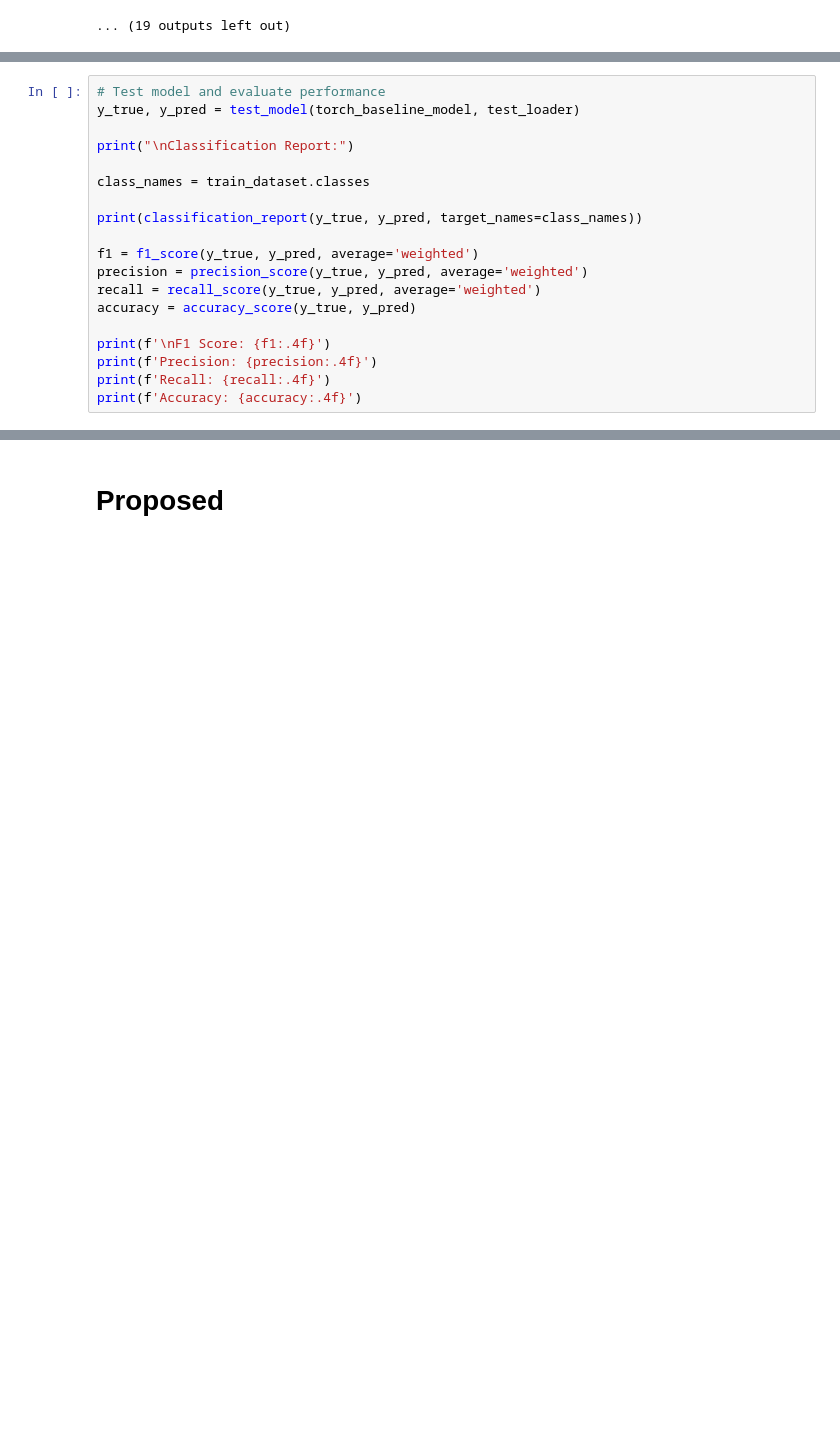
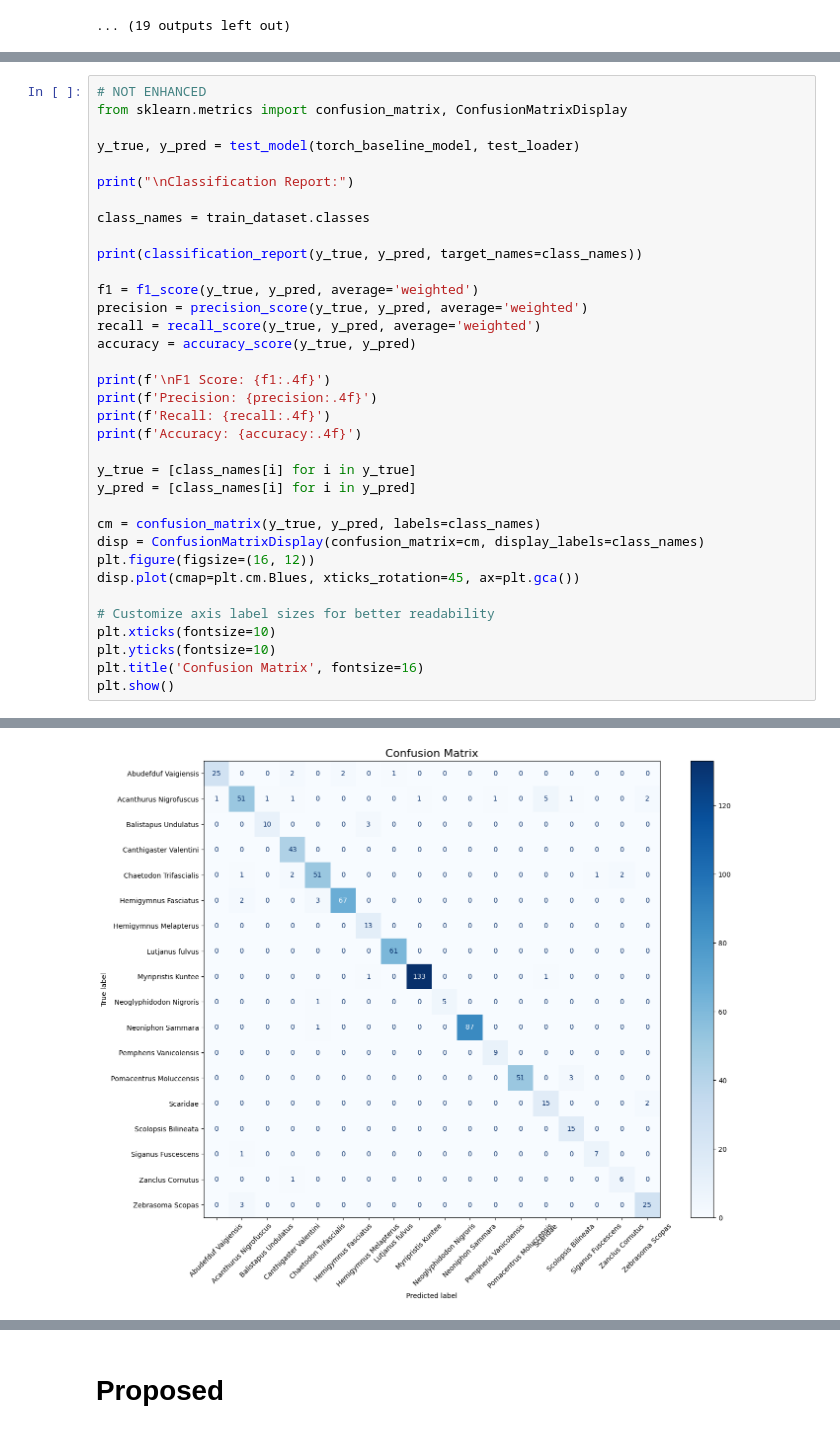
Before and after one commit to kruizo/model-training, a Jupyter notebook: ThesisFinal2.ipynb, the cells around one changed output, grey strips where cells are left out. Saved outputs shown, nothing was run; the diff lists cells and outputs as text; blank space fills up the shorter version.

```diff
--- a/ThesisFinal2.ipynb
+++ b/ThesisFinal2.ipynb
@@ -1077,5 +1036,7 @@ Epoch 12/30: Train Loss=0.7147, Train Acc=0.8743, Val Loss=0.7105, Val Acc=0.869
 # %%
-# Test model and evaluate performance
+# NOT ENHANCED
+from sklearn.metrics import confusion_matrix, ConfusionMatrixDisplay
+
 y_true, y_pred = test_model(torch_baseline_model, test_loader)
 
 print("\nClassification Report:")
@@ -1093,6 +1054,20 @@ print(f'\nF1 Score: {f1:.4f}')
 print(f'Precision: {precision:.4f}')
 print(f'Recall: {recall:.4f}')
 print(f'Accuracy: {accuracy:.4f}')
+
+y_true = [class_names[i] for i in y_true]
+y_pred = [class_names[i] for i in y_pred]
+
+cm = confusion_matrix(y_true, y_pred, labels=class_names)
+disp = ConfusionMatrixDisplay(confusion_matrix=cm, display_labels=class_names)
+plt.figure(figsize=(16, 12))
+disp.plot(cmap=plt.cm.Blues, xticks_rotation=45, ax=plt.gca())
+
+# Customize axis label sizes for better readability
+plt.xticks(fontsize=10)
+plt.yticks(fontsize=10)
+plt.title('Confusion Matrix', fontsize=16)
+plt.show()
 # %% [output]
 Classification Report:
                          precision    recall  f1-score   support
@@ -1114 +1089,2 @@ Accuracy: 0.8797
+[figure, added]
 # %%
```
Also changed, not shown: parts of 26 cells of this notebook.
